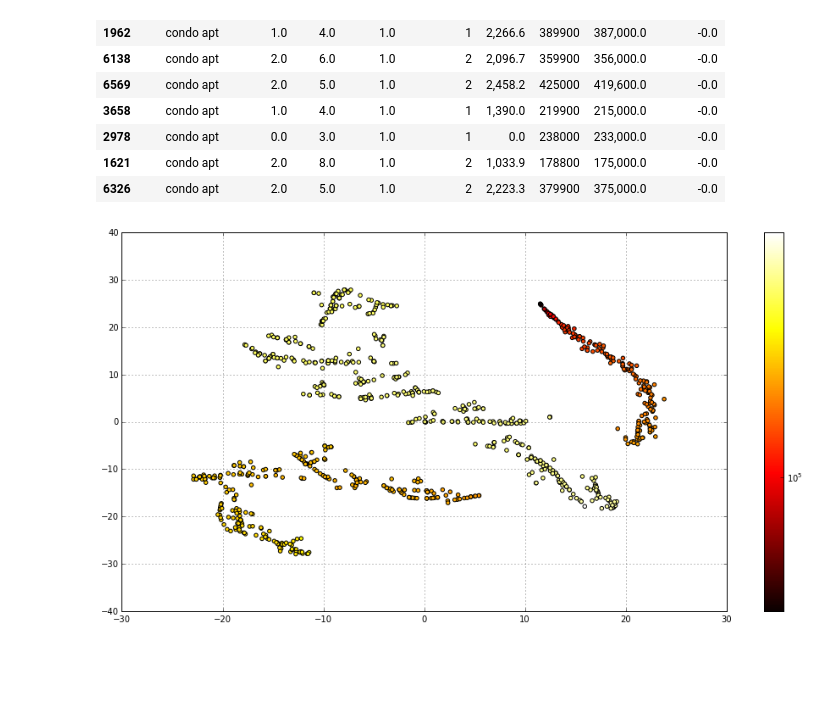
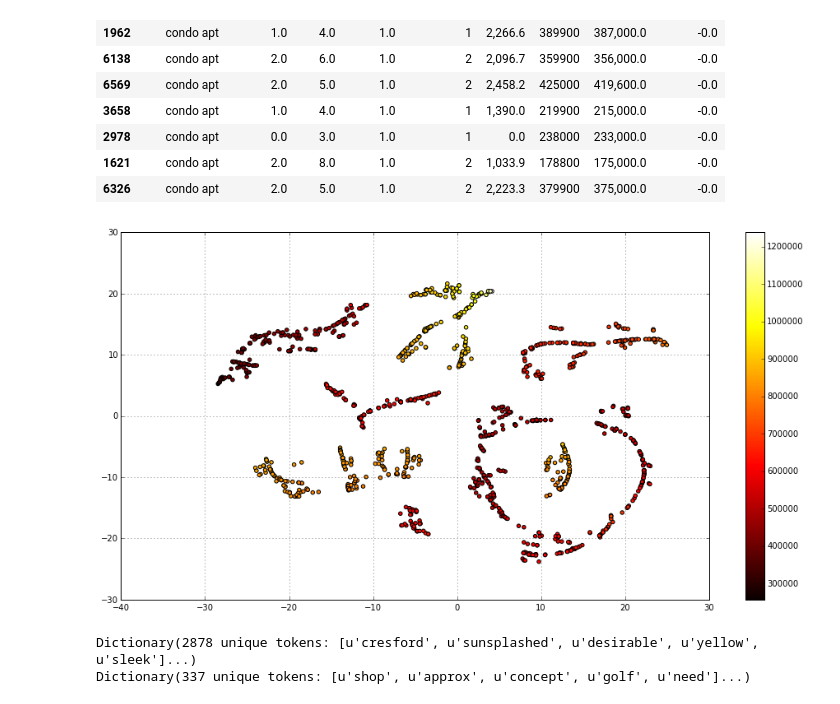
Before and after one commit to regata/playground, a Jupyter notebook: real_estate/notebook.ipynb, the cells around one changed output. Saved outputs shown, nothing was run; the diff lists cells and outputs as text; code cells hidden in the pictures; blank space fills up the shorter version.

```diff
--- a/real_estate/notebook.ipynb
+++ b/real_estate/notebook.ipynb
@@ -53,8 +61,9 @@ df = df[df['detail.for'] == 'sale']
 
 df['price_diff'] = df['sold'] - df['list']
 
-# exclude missing sold or list prices
+# exclude rows with missing values
 df = df[df['price_diff'].notnull()]
+df = df[df['detail.client remks'].notnull()]
 
 # exclude price outliers
 df['price_ratio'] =  df['price_diff'] / df['list']
@@ -300,10 +317,35 @@ X_proj = tsne.fit_transform(X.values)
 # %%
 Y = df_toronto.loc[X.index]['sold']
 
 fig = pyplot.figure(figsize=(16,8))
-sc = pyplot.scatter(X_proj[:,0], X_proj[:,1], c=Y, cmap=pyplot.cm.hot, norm=LogNorm())
+sc = pyplot.scatter(X_proj[:,0], X_proj[:,1], c=Y, cmap=pyplot.cm.hot, norm=Normalize())
 pyplot.grid()
 pyplot.colorbar(sc)
 pyplot.show()
 # %% [output]
-[figure, old version]
+[figure, new version]
+# %%
+# http://radimrehurek.com/gensim/tut1.html#from-strings-to-vectors
+# http://radimrehurek.com/topic_modeling_tutorial/2%20-%20Topic%20Modeling.html
+lmtzr = WordNetLemmatizer()
+
+specific_stopwords = 'live buyer flr ft rm bdrm hr pc sf sq toronto st scarborough \
+                        city master door perfect beautiful bsmt \
+                        south north west east'.split()
+stopwords = list(STOPWORDS) + specific_stopwords
+def tokenize(text):
+    return [lmtzr.lemmatize(token) for token in simple_preprocess(text) if token not in stopwords]
+    # return [token for token in simple_preprocess(text)]
+
+raw_docs = df_toronto[condo_mask]['detail.client remks']
+doc_stream = map(lambda doc: tokenize(doc), raw_docs)
+
+dictionary = Dictionary(doc_stream)
+print(dictionary)
+dictionary.filter_extremes(no_below=20, no_above=0.3)
+# dictionary.filter_extremes(no_below=5)
+dictionary.compactify()
+print(dictionary)
+# %% [output]
+Dictionary(2878 unique tokens: [u'cresford', u'sunsplashed', u'desirable', u'yellow', u'sleek']...)
+Dictionary(337 unique tokens: [u'shop', u'approx', u'concept', u'golf', u'need']...)
```
Also changed, not shown: parts of 13 cells of this notebook.
